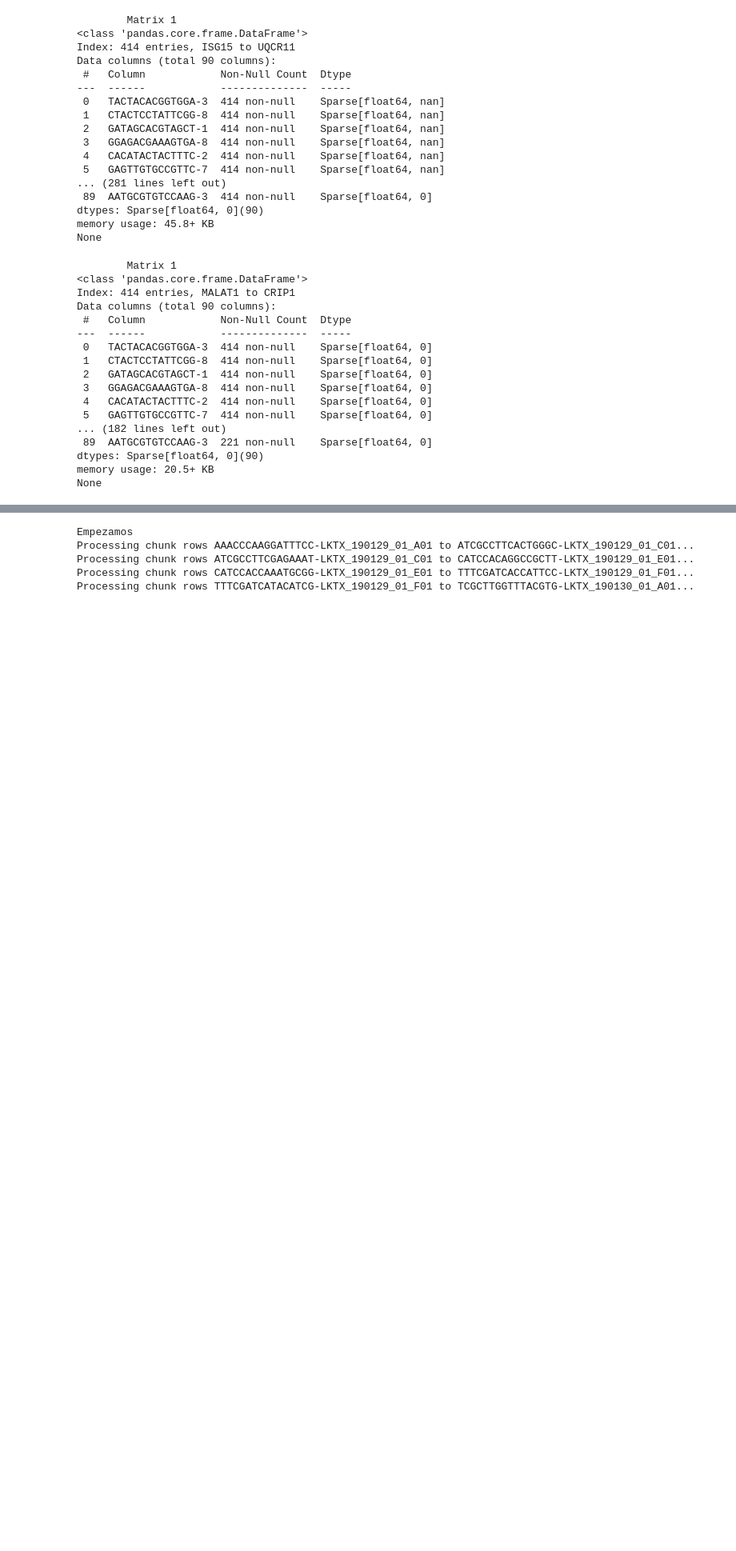
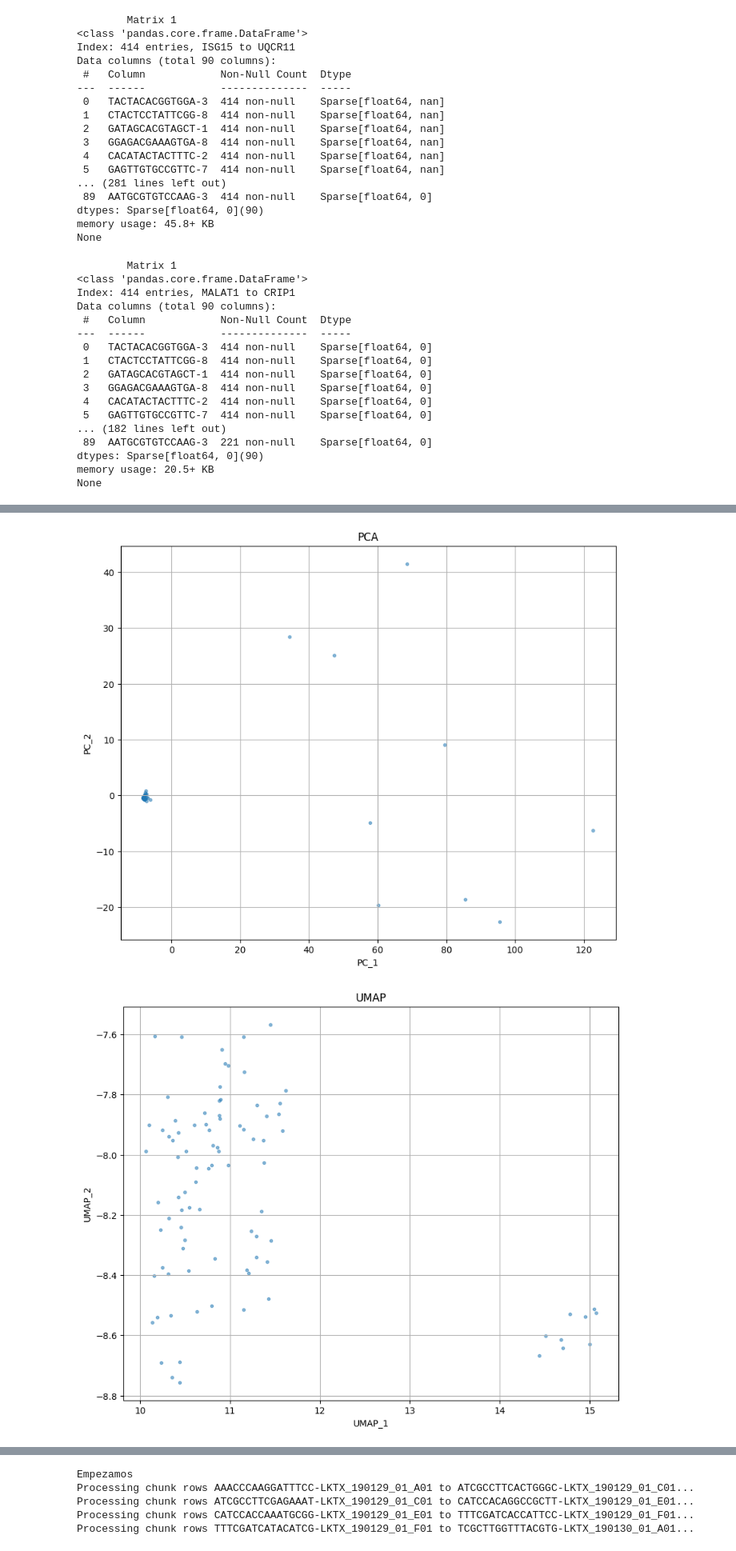
Before and after one commit to MarcosEsteve/scRNAseq_across_human_tissues, a Jupyter notebook: exploratory_analysis.ipynb, the cells around one changed output, grey strips where cells are left out. Shown at 80% size. Drawn from its saved outputs; the diff is of its cells as text; code cells hidden in the pictures; blank space fills up the shorter version.

```diff
--- a/exploratory_analysis.ipynb
+++ b/exploratory_analysis.ipynb
@@ -198,14 +198,17 @@ memory usage: 20.5+ KB
 None
 # %%
 # Dim reduction
+reload(dim_reduction)
 print("\tPCA")
-pca_matrix = dim_reduction.apply_pca_no_optim(selected_matrix1)
+pca_object, pca_matrix = dim_reduction.apply_pca(selected_matrix1)
 print(pca_matrix.info())
+print(pca_object)
+print(pca_matrix.shape[1])
 
 print("\tUMAP")
-umap_matrix = dim_reduction.apply_umap(selected_matrix1)
+umap_matrix = dim_reduction.apply_umap(selected_matrix1, pca_matrix.shape[1])
 print(umap_matrix.info())
 
 print("\tt-SNE")
-tsne_matrix = dim_reduction.apply_tsne(selected_matrix1)
+tsne_matrix = dim_reduction.apply_tsne(selected_matrix1, 2)
 print(tsne_matrix.info())
@@ -212,5 +233,12 @@ print(tsne_matrix.info())
 # %%
 # Visualization
+reload(dim_reduction)
 # elbow plot
-
+dim_reduction.elbow_plot(pca_object)
 # visualization
+dim_reduction.visualize_dim_reduction(pca_matrix.iloc[:, :2], 'PCA')
+dim_reduction.visualize_dim_reduction(umap_matrix.iloc[:, :2], 'UMAP')
+dim_reduction.visualize_dim_reduction(tsne_matrix.iloc[:, :2], 't-SNE')
+# %% [output]
+[figure, added]
+[figure, added]
```
Also changed, not shown: parts of 6 cells of this notebook, 2 other files.
